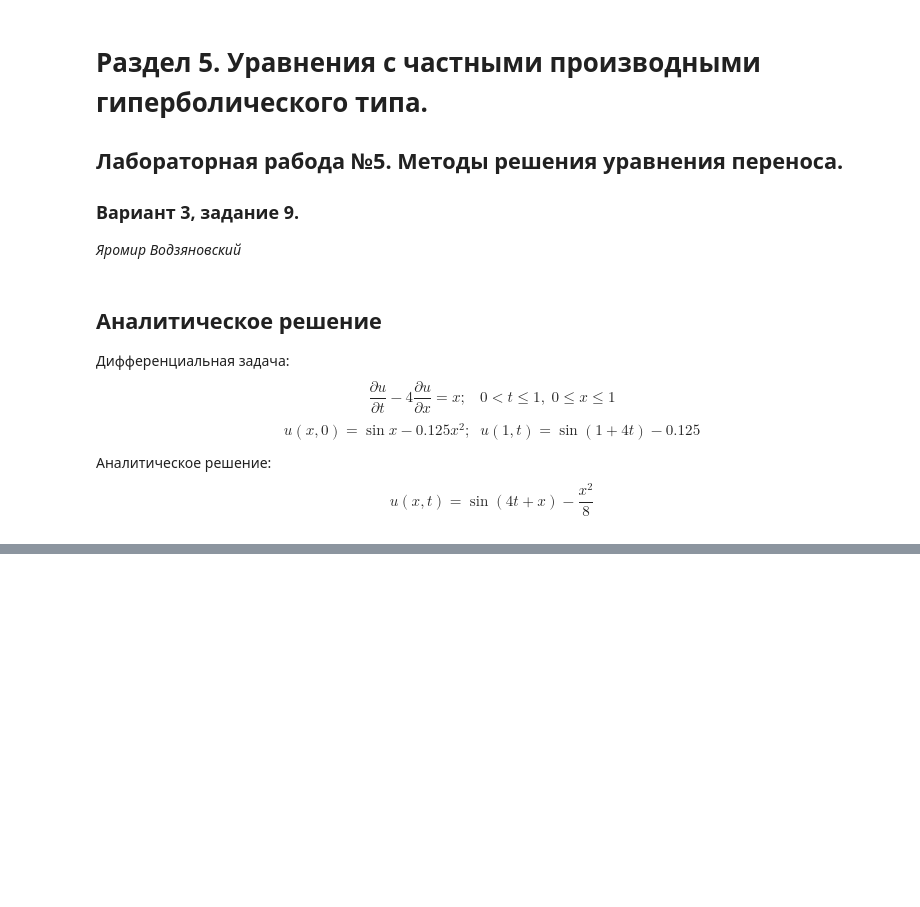
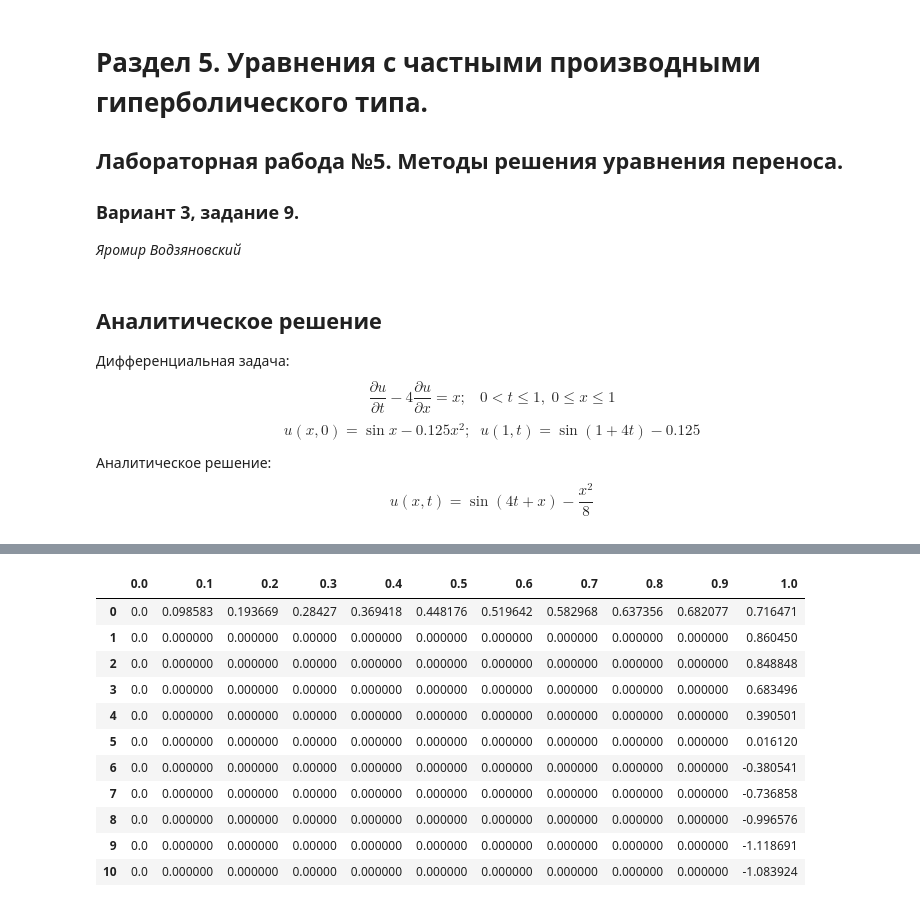
Before and after one commit to yarvod/Comp_math, a Jupyter notebook: 5_lab/5_lab.ipynb, the cells around one changed output, grey strips where cells are left out. Drawn from its saved outputs; the diff is of its cells as text; code cells hidden in the pictures; blank space fills up the shorter version.

```diff
--- a/5_lab/5_lab.ipynb
+++ b/5_lab/5_lab.ipynb
@@ -35,0 +45,14 @@ $$u_L^n = ?,\; n = \overline{1,N}; \;\;\; u_{L-2}^n =?,\; n = \overline{1,N}. $$
+# %%
+psi = np.sin(1+4*t) - 0.125
+psi_der1 = 4*np.cos(1+4*t)
+psi_der2 = -16*np.sin(1+4*t)
+psi_der3 = -64*np.cos(1+4*t)
+b = x
+b_der1 = 1
+phi = np.sin(x)-0.125*x**2
+
+u_der1 =  -1/a * (-psi_der1 + b)
+
+u_der2 = 1/a**2 * (psi_der2 + a*b_der1)
+
+u_der3 = -1/a**3 * psi_der3
@@ -35,0 +68,20 @@ $$u_L^n = ?,\; n = \overline{1,N}; \;\;\; u_{L-2}^n =?,\; n = \overline{1,N}. $$
+# %%
+U = np.zeros((N+1,L+1))
+U[0] = phi
+# U.reshape(1,121)[::11] = psi
+U.reshape((1,121))[0][10::11] = psi
+U_num = pd.DataFrame(U, columns = x)
+U_num
+# %% [output]
+|  | 0.0 | 0.1 | 0.2 | 0.3 | 0.4 | 0.5 | 0.6 | 0.7 | 0.8 | 0.9 | 1.0 |
+| 0 | 0.0 | 0.098583 | 0.193669 | 0.28427 | 0.369418 | 0.448176 | 0.519642 | 0.582968 | 0.637356 | 0.682077 | 0.716471 |
+| 1 | 0.0 | 0.000000 | 0.000000 | 0.00000 | 0.000000 | 0.000000 | 0.000000 | 0.000000 | 0.000000 | 0.000000 | 0.860450 |
+| 2 | 0.0 | 0.000000 | 0.000000 | 0.00000 | 0.000000 | 0.000000 | 0.000000 | 0.000000 | 0.000000 | 0.000000 | 0.848848 |
+| 3 | 0.0 | 0.000000 | 0.000000 | 0.00000 | 0.000000 | 0.000000 | 0.000000 | 0.000000 | 0.000000 | 0.000000 | 0.683496 |
+| 4 | 0.0 | 0.000000 | 0.000000 | 0.00000 | 0.000000 | 0.000000 | 0.000000 | 0.000000 | 0.000000 | 0.000000 | 0.390501 |
+| 5 | 0.0 | 0.000000 | 0.000000 | 0.00000 | 0.000000 | 0.000000 | 0.000000 | 0.000000 | 0.000000 | 0.000000 | 0.016120 |
+| 6 | 0.0 | 0.000000 | 0.000000 | 0.00000 | 0.000000 | 0.000000 | 0.000000 | 0.000000 | 0.000000 | 0.000000 | -0.380541 |
+| 7 | 0.0 | 0.000000 | 0.000000 | 0.00000 | 0.000000 | 0.000000 | 0.000000 | 0.000000 | 0.000000 | 0.000000 | -0.736858 |
+| 8 | 0.0 | 0.000000 | 0.000000 | 0.00000 | 0.000000 | 0.000000 | 0.000000 | 0.000000 | 0.000000 | 0.000000 | -0.996576 |
+| 9 | 0.0 | 0.000000 | 0.000000 | 0.00000 | 0.000000 | 0.000000 | 0.000000 | 0.000000 | 0.000000 | 0.000000 | -1.118691 |
+| 10 | 0.0 | 0.000000 | 0.000000 | 0.00000 | 0.000000 | 0.000000 | 0.000000 | 0.000000 | 0.000000 | 0.000000 | -1.083924 |
```
Also changed, not shown: parts of 14 cells of this notebook, 2 other files.
